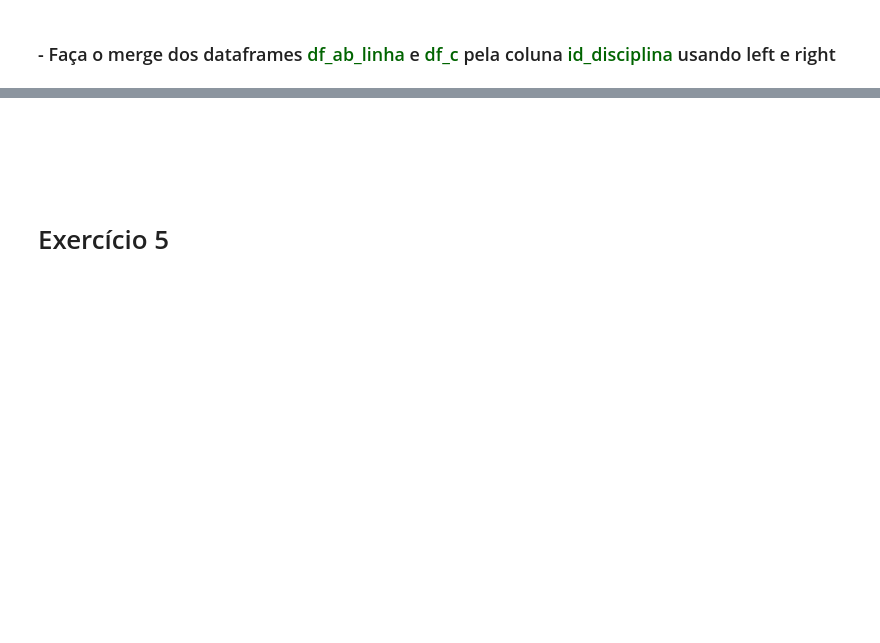
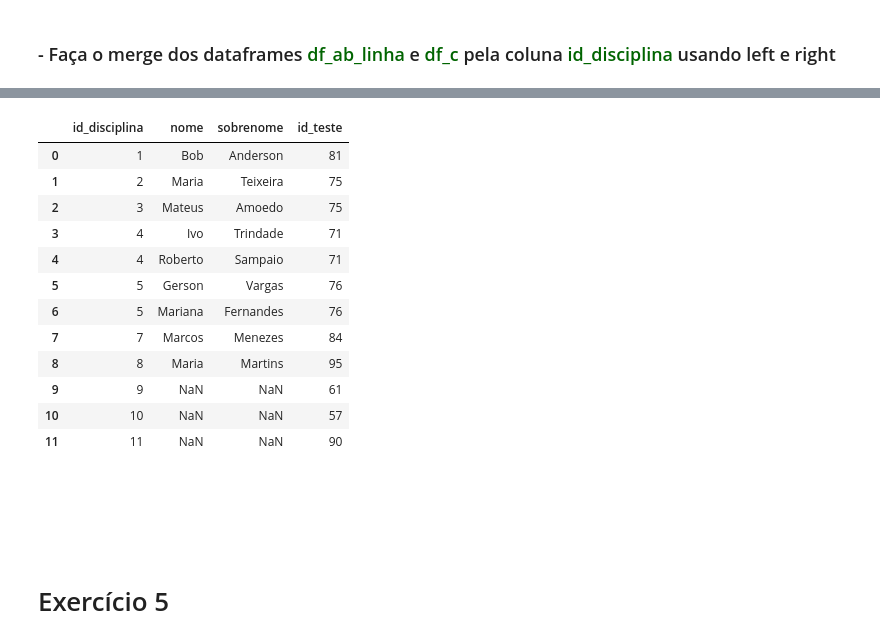
Before and after one commit to EduardoBran/Python_-_Eng_de_Atributos_-_E-Commerce_Data, a Jupyter notebook: Lista_de_Exercicios.ipynb, the cells around one changed output, grey strips where cells are left out. Cells and saved outputs as stored; diff of their text form; code cells hidden in the pictures; blank space fills up the shorter version.

```diff
--- a/Lista_de_Exercicios.ipynb
+++ b/Lista_de_Exercicios.ipynb
@@ -86,0 +85,4 @@ df_c
+# %%
+# Solução (concatenando pelas linhas)
+df_ab_linha = pd.concat([df_a, df_b], ignore_index = True)
+df_ab_linha
@@ -108,3 +211,21 @@ df_c
+# %%
+# Solução
+merge_right = pd.merge(df_ab_linha, df_c, on = 'id_disciplina', how = 'right')
+merge_right
+# %% [output]
+|  | id_disciplina | nome | sobrenome | id_teste |
+| 0 | 1 | Bob | Anderson | 81 |
+| 1 | 2 | Maria | Teixeira | 75 |
+| 2 | 3 | Mateus | Amoedo | 75 |
+| 3 | 4 | Ivo | Trindade | 71 |
+| 4 | 4 | Roberto | Sampaio | 71 |
+| 5 | 5 | Gerson | Vargas | 76 |
+| 6 | 5 | Mariana | Fernandes | 76 |
+| 7 | 7 | Marcos | Menezes | 84 |
+| 8 | 8 | Maria | Martins | 95 |
+| 9 | 9 | NaN | NaN | 61 |
+| 10 | 10 | NaN | NaN | 57 |
+| 11 | 11 | NaN | NaN | 90 |
 # %% [markdown]
 # <br><br>Exercício 5
 # %% [markdown]
```
Also changed, not shown: parts of 28 cells of this notebook, 2 other files.
